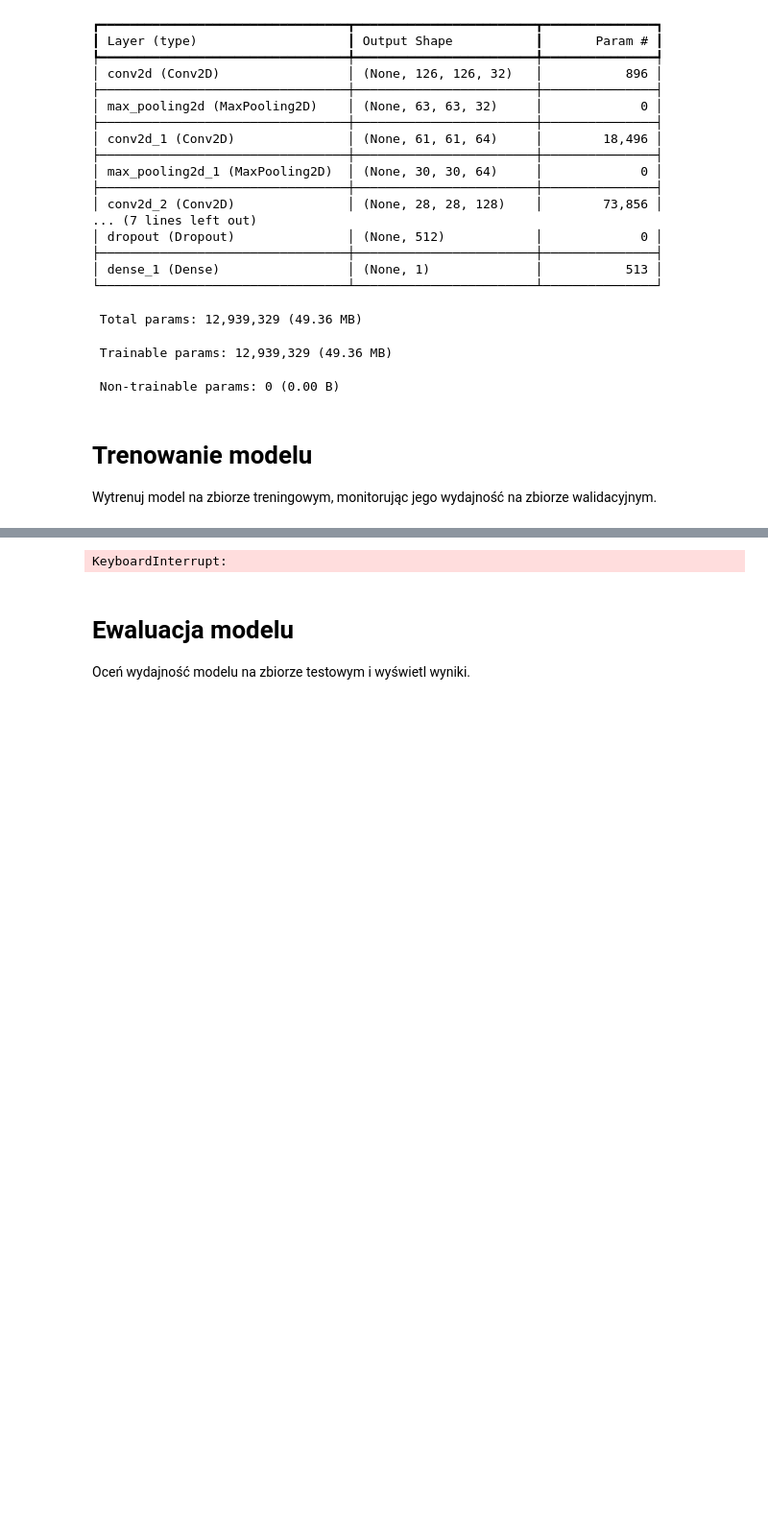
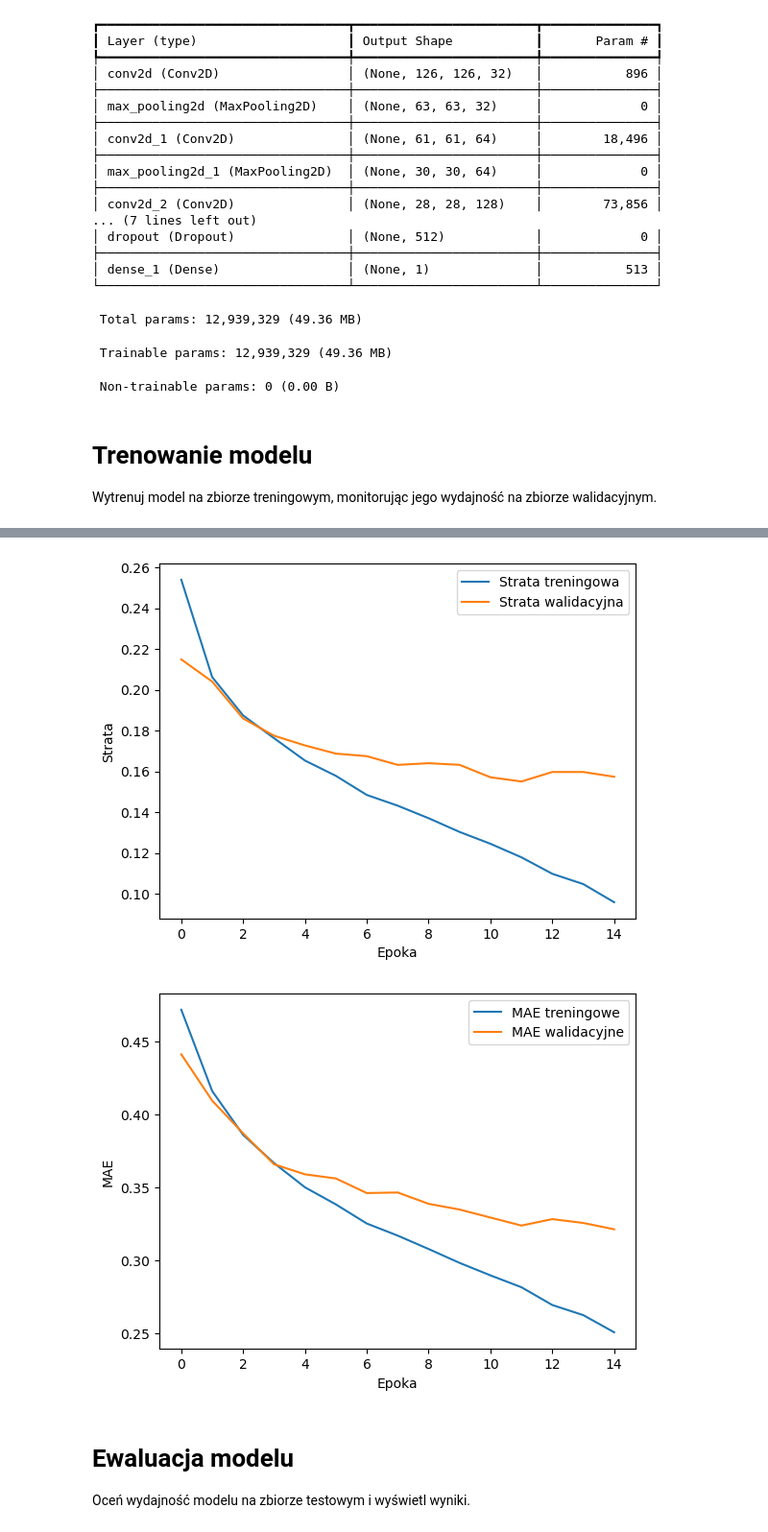
Before and after one commit to LiCHUTKO/age-detection, a Jupyter notebook: notebook.ipynb, the cells around one changed output, grey strips where cells are left out. Shown at 96% size. Saved outputs shown, nothing was run; the diff lists cells and outputs as text; code cells hidden in the pictures; blank space fills up the shorter version.

```diff
--- a/notebook.ipynb
+++ b/notebook.ipynb
@@ -213,14 +205,15 @@ model = Sequential([
     Conv2D(128, (3, 3), activation='relu'),
     MaxPooling2D((2, 2)),
     Flatten(),
-    Dense(512, activation='relu'),
+    Dense(256, activation='relu'),
     Dropout(0.5),
-    Dense(1, activation='linear')
+    Dense(128, activation='relu'),
+    Dropout(0.5),
+    Dense(64, activation='relu'),
+    Dense(1)
 ])
 
-model.compile(optimizer=Adam(learning_rate=0.0001), loss='mean_squared_error', metrics=['mae'])
-
-model.summary()
+model.compile( optimizer=Adam(learning_rate=0.0001), loss='mse', metrics=['mae'] )
 # %% [output]
 Model: "sequential"
 ┏━━━━━━━━━━━━━━━━━━━━━━━━━━━━━━━━━┳━━━━━━━━━━━━━━━━━━━━━━━━┳━━━━━━━━━━━━━━━┓
@@ -247,14 +240,19 @@ Model: "sequential"
 # Trenowanie modelu
 Wytrenuj model na zbiorze treningowym, monitorując jego wydajność na zbiorze walidacyjnym.
 # %%
-early_stopping = EarlyStopping(monitor='val_loss', patience=3, restore_best_weights=True)
+early_stopping = EarlyStopping(
+    monitor='val_loss',
+    patience=2,
+    restore_best_weights=True
+)
 
-history = model.fit(X_train,
-                    y_train,
-                    epochs=50,
-                    validation_split=0.2,
-                    batch_size=128,
-                    callbacks=[early_stopping])
+history = model.fit(
+    X_train,
+    y_train,
+    epochs=50,
+    batch_size=32,
+    validation_split=0.2,
+    callbacks=[early_stopping])
 
 
 plt.plot(history.history['loss'], label='Strata treningowa')
@@ -278,4 +289,5 @@ Epoch 2/50
-KeyboardInterrupt:
+[figure, added]
+[figure, added]
 # %% [markdown]
 # Ewaluacja modelu
 Oceń wydajność modelu na zbiorze testowym i wyświetl wyniki.
```
Also changed, not shown: parts of 5 cells of this notebook.
